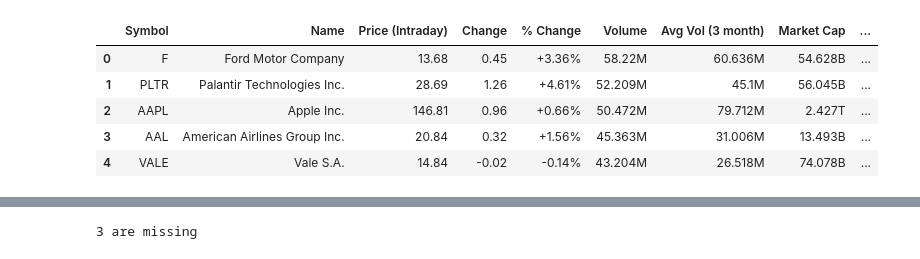
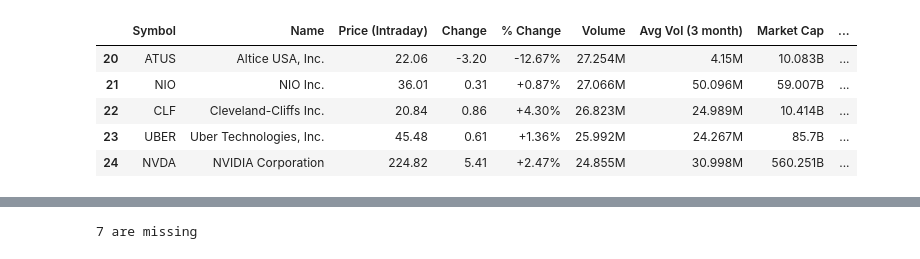
Before and after one commit to Olenek/nis-proekt, a Jupyter notebook: Untitled.ipynb, the cells around one changed output, grey strips where cells are left out. Saved outputs shown, nothing was run; the diff lists cells and outputs as text; code cells hidden in the pictures.

```diff
--- a/Untitled.ipynb
+++ b/Untitled.ipynb
@@ -12,14 +12,14 @@ import pandas as pd
 url = 'https://finance.yahoo.com/most-active?offset=0&count=25'
 df = pd.read_html(requests.get(url).content)[-1]
 # %%
-df.head()
+df.tail()
 # %% [output]
 |  | Symbol | Name | Price (Intraday) | Change | % Change | Volume | Avg Vol (3 month) | Market Cap | ... |
-| 0 | F | Ford Motor Company | 13.68 | 0.45 | +3.36% | 58.22M | 60.636M | 54.628B | ... |
-| 1 | PLTR | Palantir Technologies Inc. | 28.69 | 1.26 | +4.61% | 52.209M | 45.1M | 56.045B | ... |
-| 2 | AAPL | Apple Inc. | 146.81 | 0.96 | +0.66% | 50.472M | 79.712M | 2.427T | ... |
-| 3 | AAL | American Airlines Group Inc. | 20.84 | 0.32 | +1.56% | 45.363M | 31.006M | 13.493B | ... |
-| 4 | VALE | Vale S.A. | 14.84 | -0.02 | -0.14% | 43.204M | 26.518M | 74.078B | ... |
+| 20 | ATUS | Altice USA, Inc. | 22.06 | -3.20 | -12.67% | 27.254M | 4.15M | 10.083B | ... |
+| 21 | NIO | NIO Inc. | 36.01 | 0.31 | +0.87% | 27.066M | 50.096M | 59.007B | ... |
+| 22 | CLF | Cleveland-Cliffs Inc. | 20.84 | 0.86 | +4.30% | 26.823M | 24.989M | 10.414B | ... |
+| 23 | UBER | Uber Technologies, Inc. | 45.48 | 0.61 | +1.36% | 25.992M | 24.267M | 85.7B | ... |
+| 24 | NVDA | NVIDIA Corporation | 224.82 | 5.41 | +2.47% | 24.855M | 30.998M | 560.251B | ... |
 # %%
 symbols = list(df.Symbol)
 # %%
@@ -48,14 +48,14 @@ for symbol in symbols:
 [*********************100%***********************]  1 of 1 completed
 [*********************100%***********************]  1 of 1 completed
 # %%
-len(symbol_to_data['F'])
+n_before = len(symbols)
 
 for symbol in symbols:
     if(len(symbol_to_data['F']) > len(symbol_to_data[symbol])):
         symbols.remove(symbol)
-print(f'{20 - len(symbols)} are missing')
+print(f'{n_before - len(symbols)} are missing')
 # %% [output]
-3 are missing
+7 are missing
 # %%
 symbols
 # %% [output]
```
Also changed, not shown: parts of 20 cells of this notebook, 1 other file.
